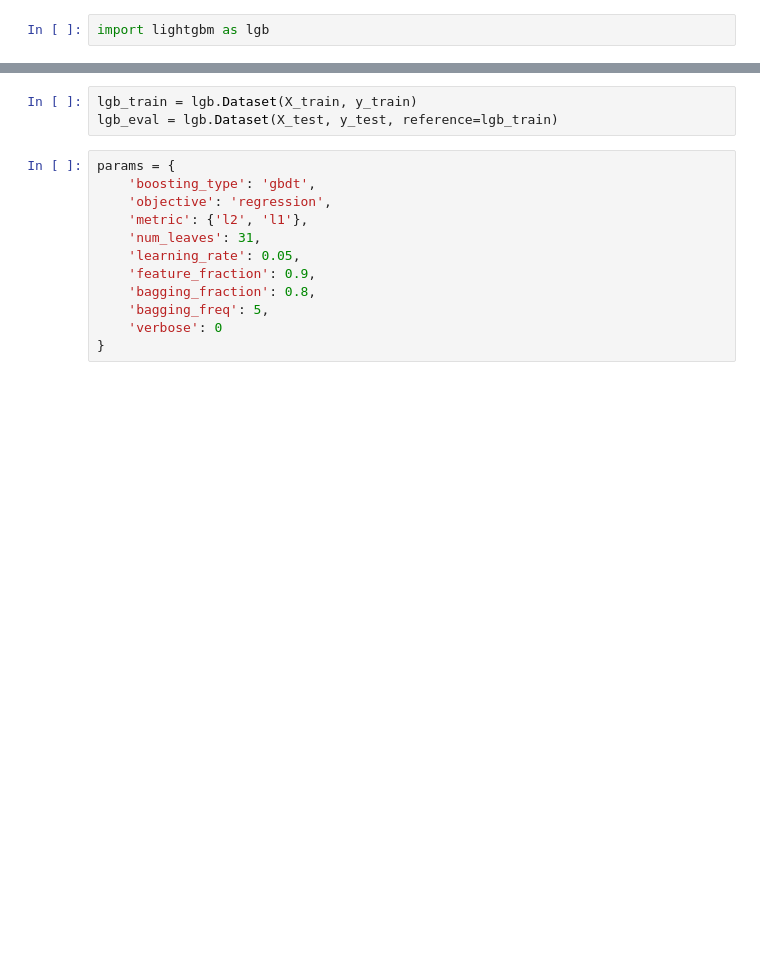
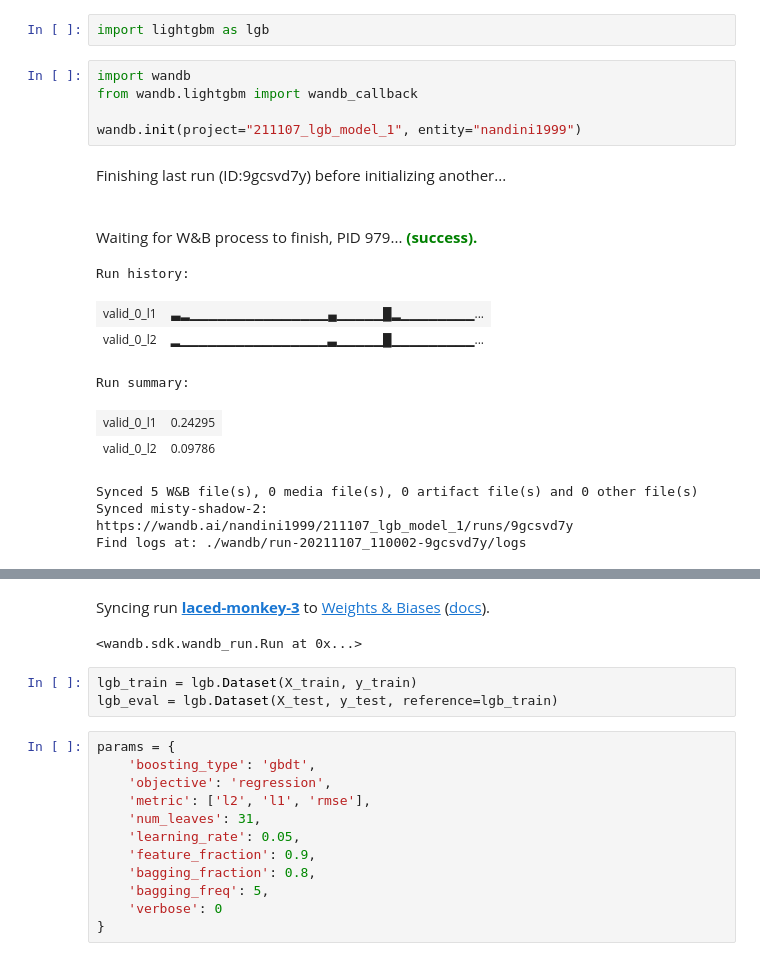
Before and after one commit to nandinib1999/Weather-in-Szeged-2006-2016, a Jupyter notebook: Weather_in_Szeged_2006_2016.ipynb, the cells around one changed output, grey strips where cells are left out. Drawn from its saved outputs; the diff is of its cells as text; blank space fills up the shorter version.

```diff
--- a/Weather_in_Szeged_2006_2016.ipynb
+++ b/Weather_in_Szeged_2006_2016.ipynb
@@ -933,2 +959,19 @@ Requirement already satisfied: joblib>=0.11 in /usr/local/lib/python3.7/dist-pac
 # %%
 import lightgbm as lgb
+# %%
+import wandb
+from wandb.lightgbm import wandb_callback
+
+wandb.init(project="211107_lgb_model_1", entity="nandini1999")
+# %% [output]
+Finishing last run (ID:9gcsvd7y) before initializing another...
+Waiting for W&B process to finish, PID 979... (success).
+Run history:
+| valid_0_l1 | ▃▂▁▁▁▁▁▁▁▁▁▁▁▁▁▁▁▄▁▁▁▁▁█▂▁▁▁▁▁▁▁▁... |
+| valid_0_l2 | ▂▁▁▁▁▁▁▁▁▁▁▁▁▁▁▁▁▃▁▁▁▁▁█▁▁▁▁▁▁▁▁▁... |
+Run summary:
+| valid_0_l1 | 0.24295 |
+| valid_0_l2 | 0.09786 |
+Synced 5 W&B file(s), 0 media file(s), 0 artifact file(s) and 0 other file(s)
+Synced misty-shadow-2: https://wandb.ai/nandini1999/211107_lgb_model_1/runs/9gcsvd7y
+Find logs at: ./wandb/run-20211107_110002-9gcsvd7y/logs
@@ -935,3 +979,5 @@ import lightgbm as lgb
+Syncing run laced-monkey-3 to Weights & Biases (docs).
+<wandb.sdk.wandb_run.Run at 0x...>
 # %%
 lgb_train = lgb.Dataset(X_train, y_train)
 lgb_eval = lgb.Dataset(X_test, y_test, reference=lgb_train)
@@ -939,7 +985,7 @@ lgb_eval = lgb.Dataset(X_test, y_test, reference=lgb_train)
 params = {
     'boosting_type': 'gbdt',
     'objective': 'regression',
-    'metric': {'l2', 'l1'},
+    'metric': ['l2', 'l1', 'rmse'],
     'num_leaves': 31,
     'learning_rate': 0.05,
     'feature_fraction': 0.9,
```
Also changed, not shown: parts of 13 cells of this notebook.
